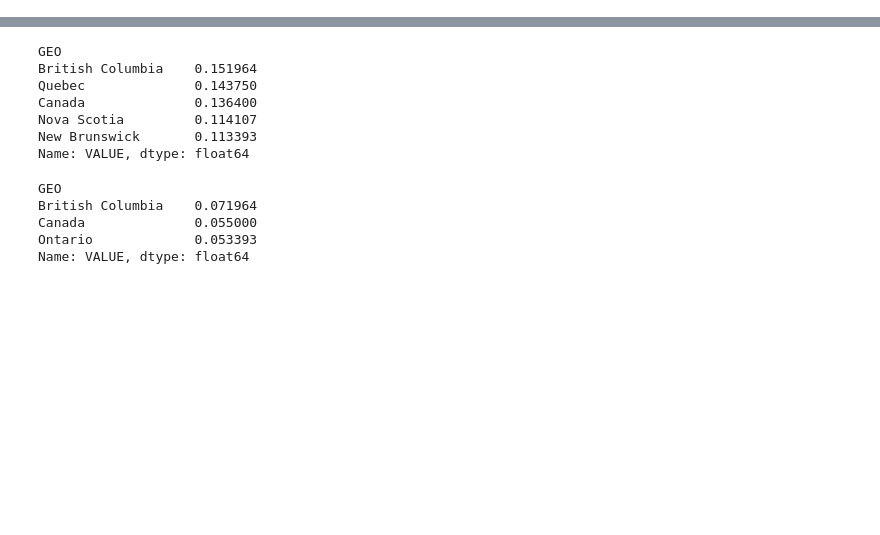
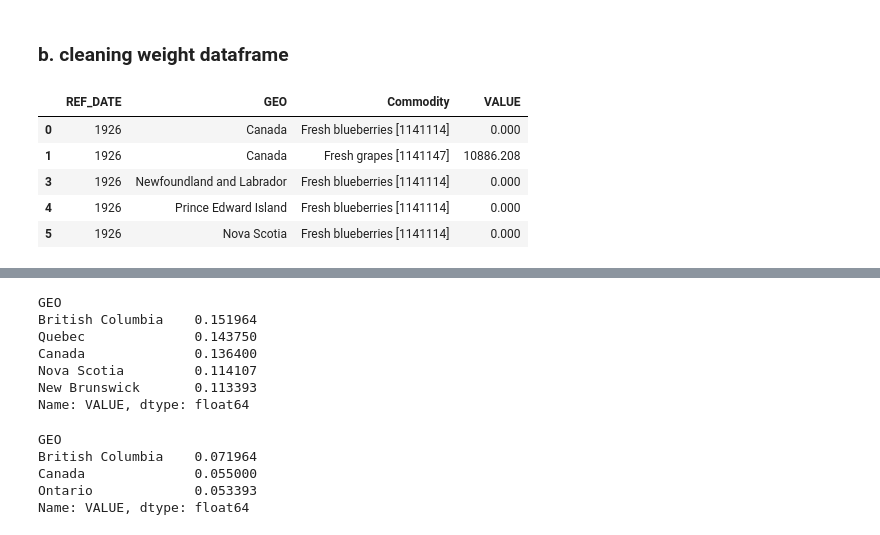
Before and after one commit to pattmehta/fruits_price_prediction, a Jupyter notebook: 32100364.ipynb, the cells around one changed output, grey strips where cells are left out. Saved outputs shown, nothing was run; the diff lists cells and outputs as text; code cells hidden in the pictures; blank space fills up the shorter version.

```diff
--- a/32100364.ipynb
+++ b/32100364.ipynb
@@ -130,0 +247,15 @@ df_dollars = df_dollars.drop(['Estimates','Farm area, production, value','UOM','
+# %% [markdown]
+### b. cleaning weight dataframe
+# %%
+df_kg = drop_geo_values(df_kg,geo=['Maritime provinces','Atlantic provinces'])
+df_kg = drop_missing_all(df_kg)
+df_kg = drop_extra_columns(df_kg,columns=['TERMINATED','STATUS'])
+
+df_kg.head()
+# %% [output]
+|  | REF_DATE | GEO | Commodity | VALUE |
+| 0 | 1926 | Canada | Fresh blueberries [1141114] | 0.000 |
+| 1 | 1926 | Canada | Fresh grapes [1141147] | 10886.208 |
+| 3 | 1926 | Newfoundland and Labrador | Fresh blueberries [1141114] | 0.000 |
+| 4 | 1926 | Prince Edward Island | Fresh blueberries [1141114] | 0.000 |
+| 5 | 1926 | Nova Scotia | Fresh blueberries [1141114] | 0.000 |
```
Also changed, not shown: parts of 53 cells of this notebook.
